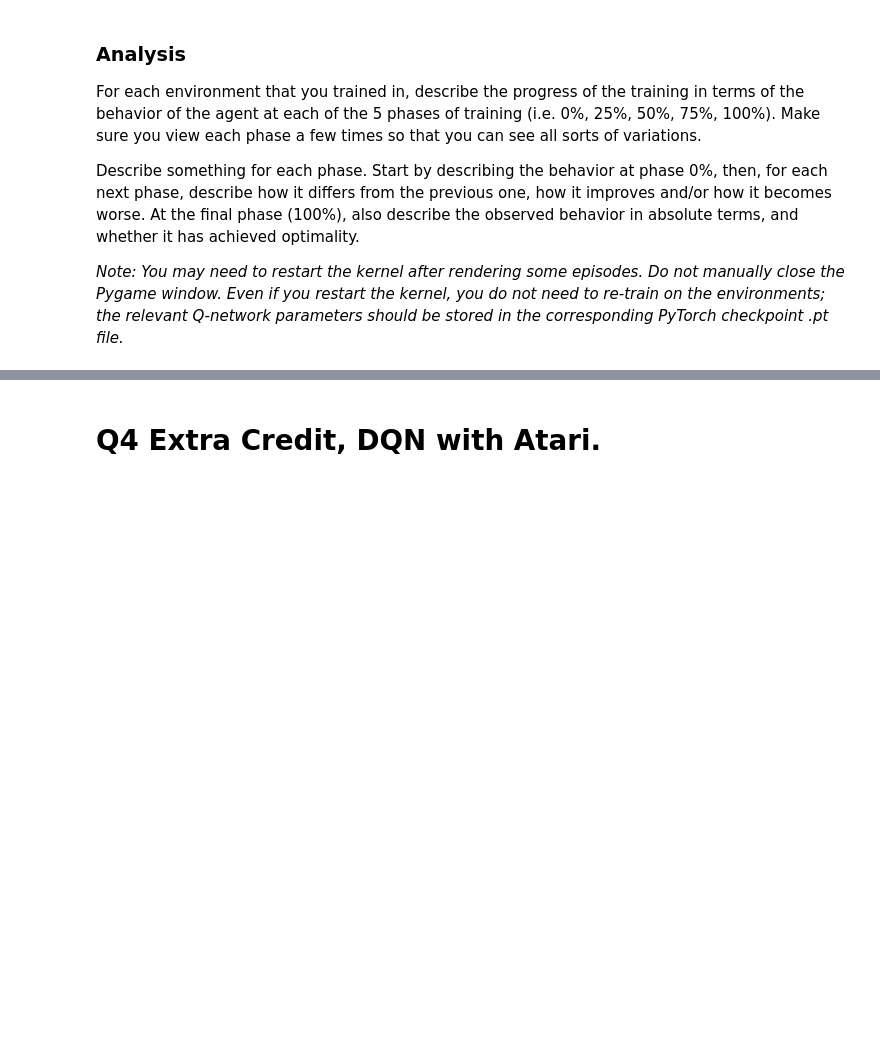
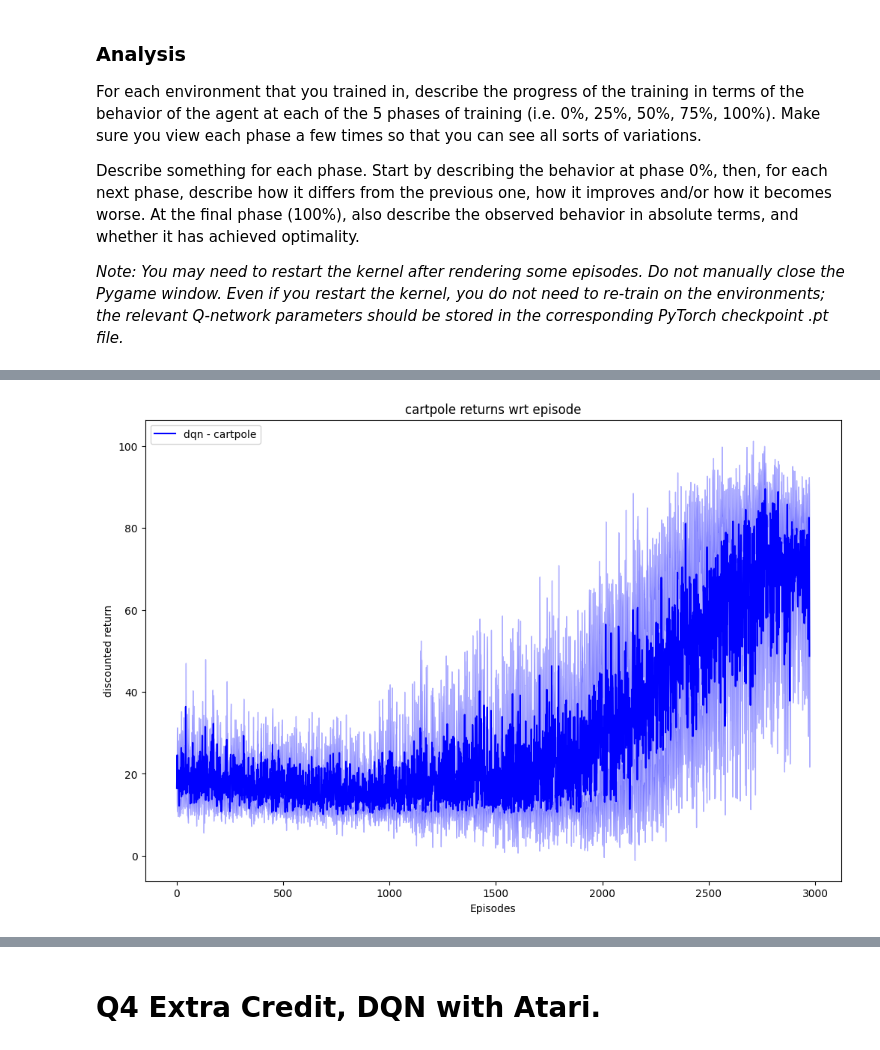
Before and after one commit to Teoman21/CS5180, a Jupyter notebook: hw7/ex7_26spring.ipynb, the cells around one changed output, grey strips where cells are left out. Saved outputs shown, nothing was run; the diff lists cells and outputs as text; code cells hidden in the pictures; blank space fills up the shorter version.

```diff
--- a/hw7/ex7_26spring.ipynb
+++ b/hw7/ex7_26spring.ipynb
@@ -1283,8 +1498,13 @@ def train_dqn_batch(optimizer, batch, dqn_model, dqn_target, gamma) -> float:
     # Recall that 'Batch' is a named tuple consisting of
     # ('states', 'actions', 'rewards', 'next_states', 'dones')
     # Hint: Remember that we should not pass gradients through the target network
-    values = ...
-    target_values = ...
+    values = dqn_model(batch.states).gather(1, batch.actions)
+
+    # get target networks best guesses
+    with torch.no_grad():
+        max_next_values = dqn_target(batch.next_states).max(dim=1, keepdim=True)[0]
+        #compute target values
+        target_values = batch.rewards + gamma * max_next_values * (1.0 - batch.dones.float())
 
     # DO NOT EDIT
 
@@ -1628,0 +1914,86 @@ Describe something for each phase. Start by describing the behavior at phase 0%,
+# %%
+import matplotlib.pyplot as plt
+
+
+def plot_curves(arr_list, legend_list, color_list, ylabel, fig_title):
+    fig, ax = plt.subplots(figsize=(12, 8))
+    ax.set_ylabel(ylabel)
+    ax.set_xlabel("Episodes")
+    h_list = []
+    for arr, legend, color in zip(arr_list, legend_list, color_list):
+        arr_err = arr.std(axis=0) / np.sqrt(arr.shape[0])
+        h, = ax.plot(range(arr.shape[1]), arr.mean(axis=0), color=color, label=legend)
+        arr_err *= 1.96
+        ax.fill_between(range(arr.shape[1]), arr.mean(axis=0) - arr_err, arr.mean(axis=0) + arr_err, alpha=0.3, color=color)
+        h_list.append(h)
+    ax.set_title(f"{fig_title}")
+    ax.legend(handles=h_list)
+    plt.show()
+
+# q3 part b cartpole 5 trials and plots
+
+num_trials = 5
+cartpole_all_trials = []
+
+for trial in range(num_trials):
+    print(f"\n=== Starting CartPole Trial {trial+1}/{num_trials} ===")
+
+    # create the environment
+    my_env = gym.make('CartPole-v1')
+
+    # train model
+    _, returns, _, _ = train_dqn(
+        my_env,
+        num_steps=200_000,
+        num_saves=5,
+        replay_size=200_000,
+        replay_prepopulate_steps=15_000,
+        batch_size=64,
+        exploration=ExponentialSchedule(1.0, 0.05, 100_000),
+        gamma=0.99
+    )
+
+    # save the returns
+    cartpole_all_trials.append(returns)
+
+# find the minimum length so we can stack them safely
+min_len = min(len(r) for r in cartpole_all_trials)
+cp_returns = np.array([r[:min_len] for r in cartpole_all_trials])
+
+# plot the confidence band
+plot_curves([cp_returns], ["dqn - cartpole"], ["b"], "discounted return", "cartpole returns wrt episode")
+
+
+
+# q3 part b lunar lander 5 trials
+
+lunar_all_trials = []
+
+for trial in range(num_trials):
+    print(f"\n=== Starting LunarLander Trial {trial+1}/{num_trials} ===")
+
+    # create the environment
+    my_env = gym.make('LunarLander-v3')
+
+    # train model
+    _, returns, _, _ = train_dqn(
+        my_env,
+        num_steps=300_000,
+        num_saves=5,
+        replay_size=200_000,
+        replay_prepopulate_steps=15_000,
+        batch_size=64,
+        exploration=ExponentialSchedule(1.0, 0.05, 150_000),
+        gamma=0.99
+    )
+
+    # save the returns
+    lunar_all_trials.append(returns)
+
+# find the minimum length so we can stack them safely
+min_len = min(len(r) for r in lunar_all_trials)
+ll_returns = np.array([r[:min_len] for r in lunar_all_trials])
+
+# plot the confidence band
+plot_curves([ll_returns], ["dqn - lunarlander"], ["orange"], "discounted return", "lunarlander returns wrt episode")
+# %% [output]
@@ -1628,0 +2005 @@ Describe something for each phase. Start by describing the behavior at phase 0%,
+[figure, added]
```
Also changed, not shown: parts of 33 cells of this notebook, 3 other files.
